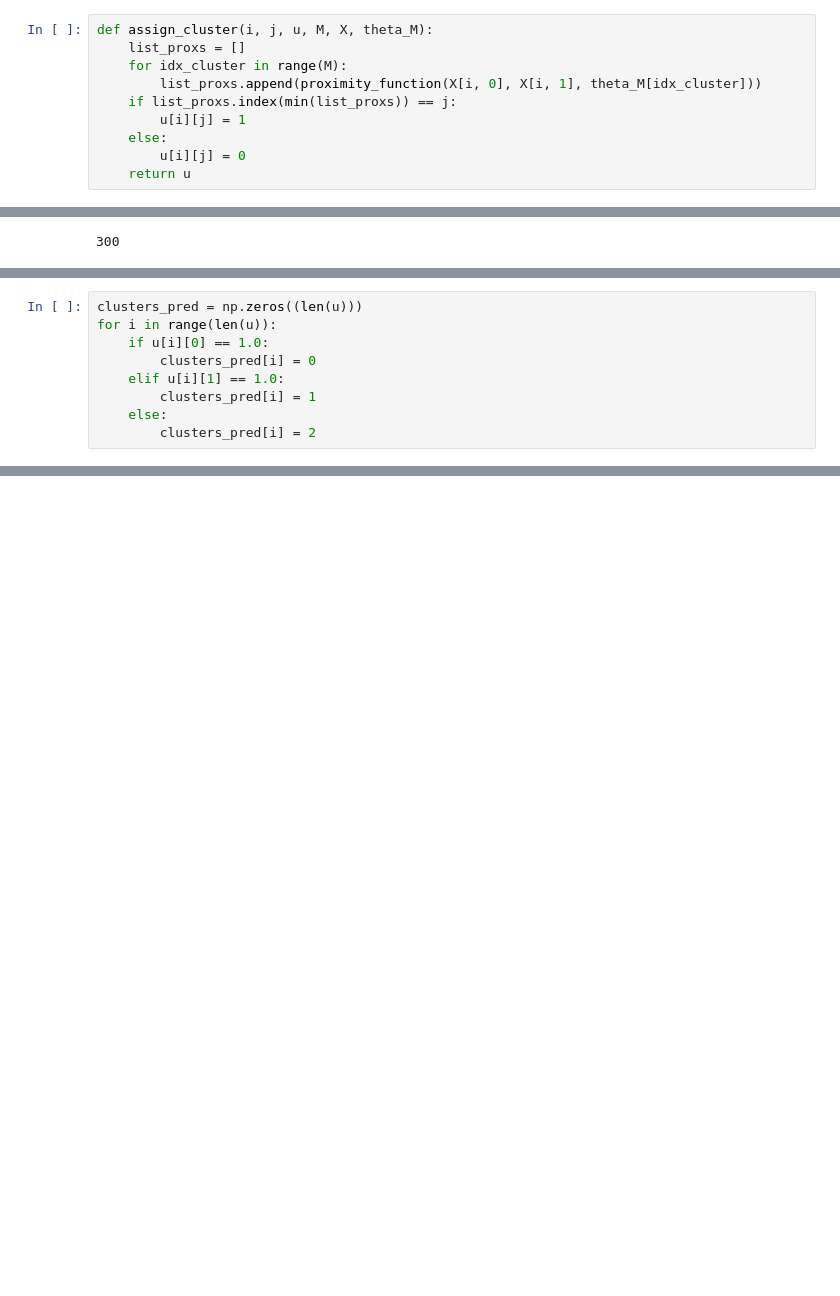
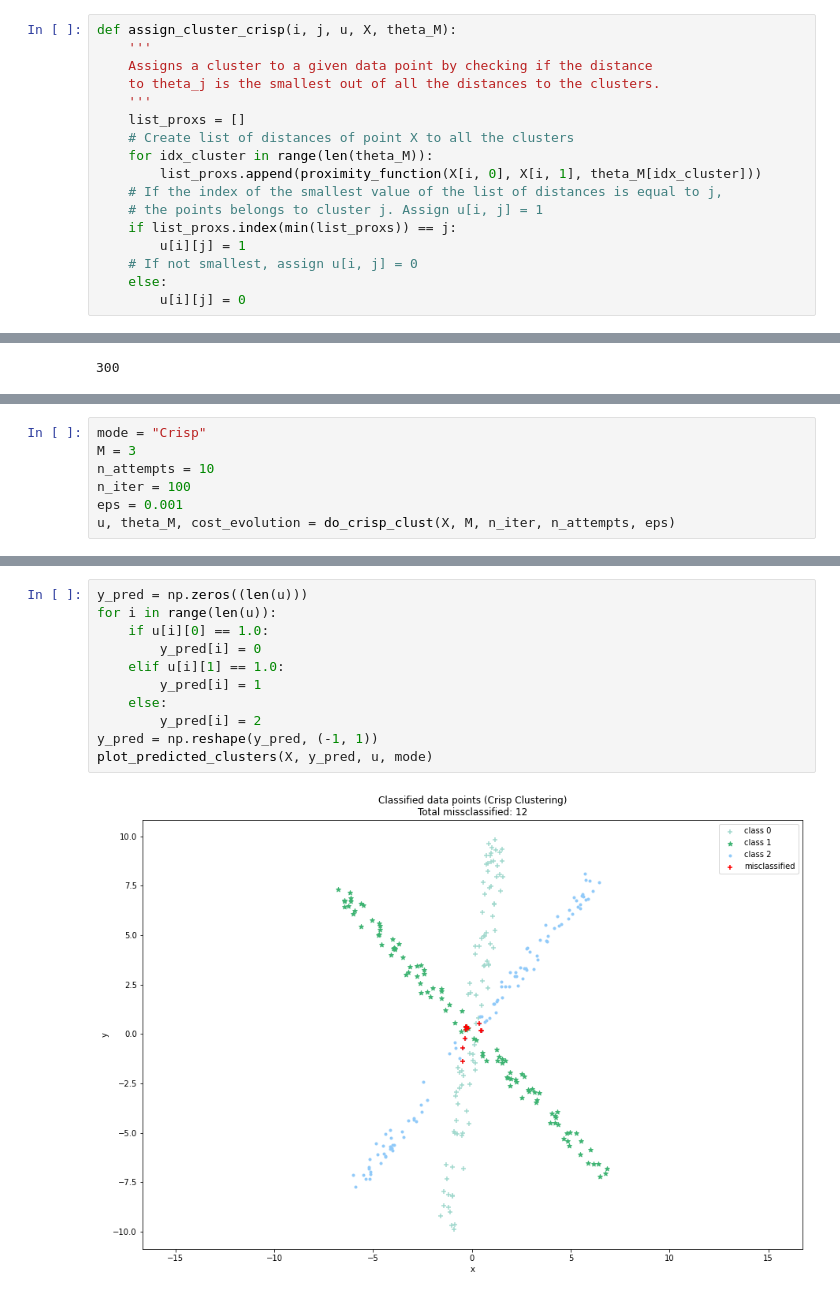
Before and after one commit to magheata/H2_ULRN, a Jupyter notebook: Gheata_H2_P2_ULRN.ipynb, the cells around one changed output, grey strips where cells are left out. Cells and saved outputs as stored; diff of their text form; blank space fills up the shorter version.

```diff
--- a/Gheata_H2_P2_ULRN.ipynb
+++ b/Gheata_H2_P2_ULRN.ipynb
@@ -64,10 +192,17 @@ def compute_cost(X, u, theta_M):
 # %%
-def assign_cluster(i, j, u, M, X, theta_M):
+def assign_cluster_crisp(i, j, u, X, theta_M):
+    '''
+    Assigns a cluster to a given data point by checking if the distance
+    to theta_j is the smallest out of all the distances to the clusters.
+    '''
     list_proxs = []
-    for idx_cluster in range(M):
+    # Create list of distances of point X to all the clusters
+    for idx_cluster in range(len(theta_M)):
         list_proxs.append(proximity_function(X[i, 0], X[i, 1], theta_M[idx_cluster]))
+    # If the index of the smallest value of the list of distances is equal to j,
+    # the points belongs to cluster j. Assign u[i, j] = 1
     if list_proxs.index(min(list_proxs)) == j:
         u[i][j] = 1
+    # If not smallest, assign u[i, j] = 0
     else:
         u[i][j] = 0
-    return u
@@ -135,9 +447,0 @@ KeyboardInterrupt:
-# %%
-clusters_pred = np.zeros((len(u)))
-for i in range(len(u)):
-    if u[i][0] == 1.0:
-        clusters_pred[i] = 0
-    elif u[i][1] == 1.0:
-        clusters_pred[i] = 1
-    else:
-        clusters_pred[i] = 2
@@ -163,0 +460,7 @@ scatter_plot(X, y, "test", "x", "y", missclassified)
+# %%
+mode = "Crisp"
+M = 3
+n_attempts = 10
+n_iter = 100
+eps = 0.001
+u, theta_M, cost_evolution = do_crisp_clust(X, M, n_iter, n_attempts, eps)
@@ -163,0 +491,13 @@ scatter_plot(X, y, "test", "x", "y", missclassified)
+# %%
+y_pred = np.zeros((len(u)))
+for i in range(len(u)):
+    if u[i][0] == 1.0:
+        y_pred[i] = 0
+    elif u[i][1] == 1.0:
+        y_pred[i] = 1
+    else:
+        y_pred[i] = 2
+y_pred = np.reshape(y_pred, (-1, 1))
+plot_predicted_clusters(X, y_pred, u, mode)
+# %% [output]
+[figure, added]
```
Also changed, not shown: parts of 69 cells of this notebook, 2 other files.
